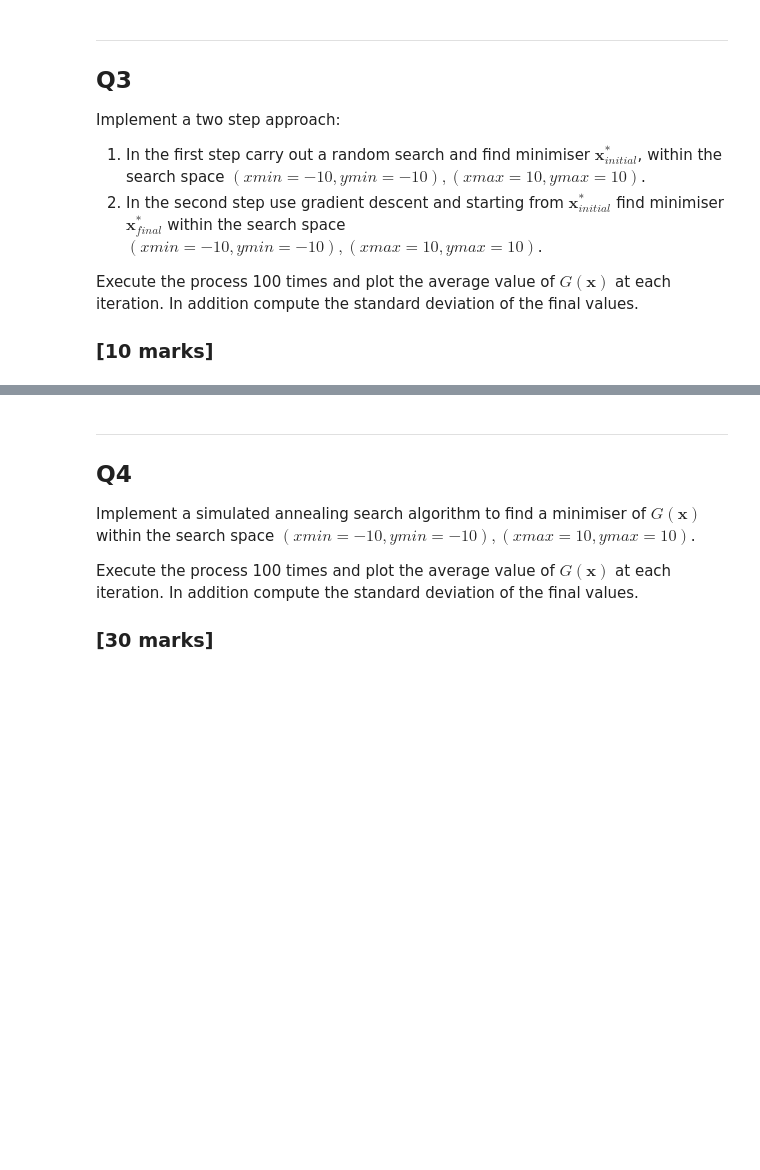
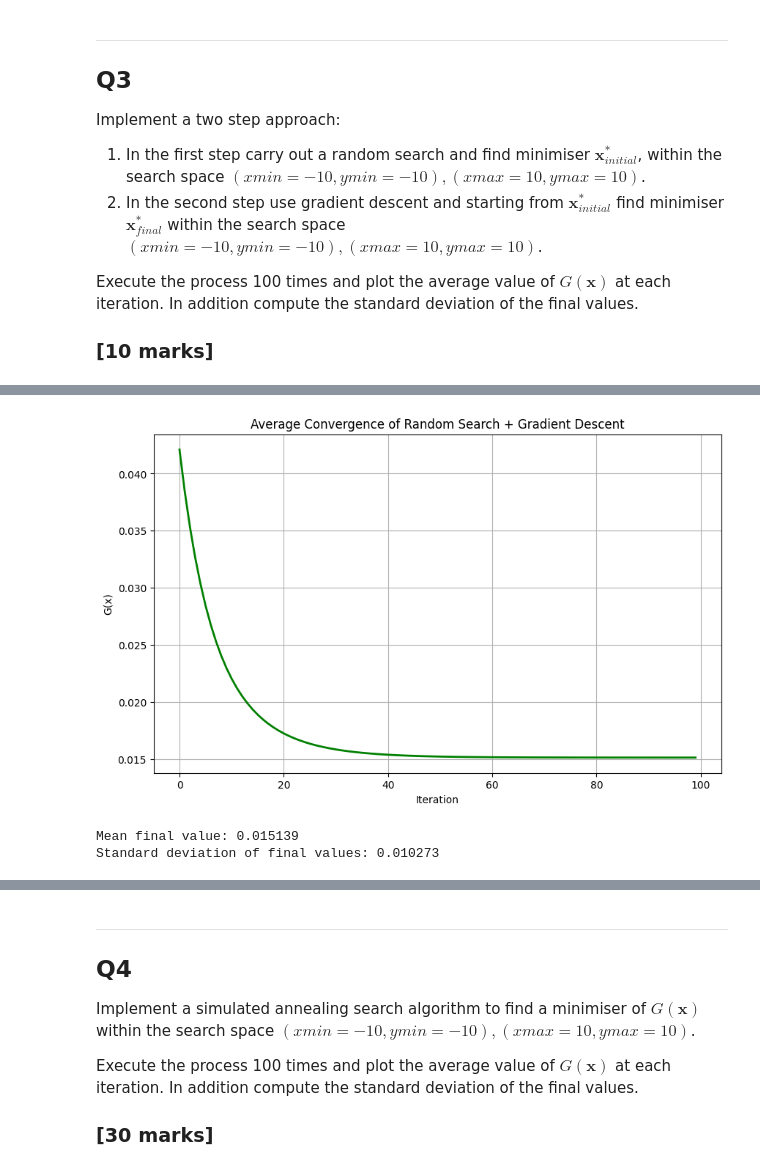
Before and after one commit to lensil/CCE2503-Assignment, a Jupyter notebook: CCE2503_Assignment_2024-2025.ipynb, the cells around one changed output, grey strips where cells are left out. Saved outputs shown, nothing was run; the diff lists cells and outputs as text; code cells hidden in the pictures; blank space fills up the shorter version.

```diff
--- a/CCE2503_Assignment_2024-2025.ipynb
+++ b/CCE2503_Assignment_2024-2025.ipynb
@@ -155,0 +453,37 @@ Execute the process 100 times and plot the average value of $G(\mathbf{x})$ at e
+# %%
+# Two-step optimization process
+num_runs = 100
+num_iterations = 100
+learning_rate = 0.1
+G_values_all_runs = np.zeros((num_runs, num_iterations))
+
+for run in range(num_runs):
+    # Step 1: Random Search to get initial point
+    x_best, _ = random_search(max_iter=100, limit=10)  # Using the existing random_search function
+    x = x_best  # Initial point for gradient descent
+
+    # Step 2: Gradient Descent from x_initial
+    _, f_history = gradient_descent(x, alpha=learning_rate, max_iter=num_iterations)
+    G_values_all_runs[run, :] = f_history[:num_iterations]
+
+
+# Calculate mean and standard deviation
+mean_G_values = np.mean(G_values_all_runs, axis=0)
+std_final = np.std(G_values_all_runs[:, -1])
+
+# Plot results
+plt.figure(figsize=(10, 6))
+plt.plot(mean_G_values, 'g-', linewidth=2)
+plt.title('Average Convergence of Random Search + Gradient Descent')
+plt.xlabel('Iteration')
+plt.ylabel('G(x)')
+plt.grid(True)
+plt.show()
+
+# Print statistics
+print(f"Mean final value: {np.mean(G_values_all_runs[:, -1]):.6f}")
+print(f"Standard deviation of final values: {std_final:.6f}")
+# %% [output]
+[figure, added]
+Mean final value: 0.015139
+Standard deviation of final values: 0.010273
```
Also changed, not shown: parts of 26 cells of this notebook.
